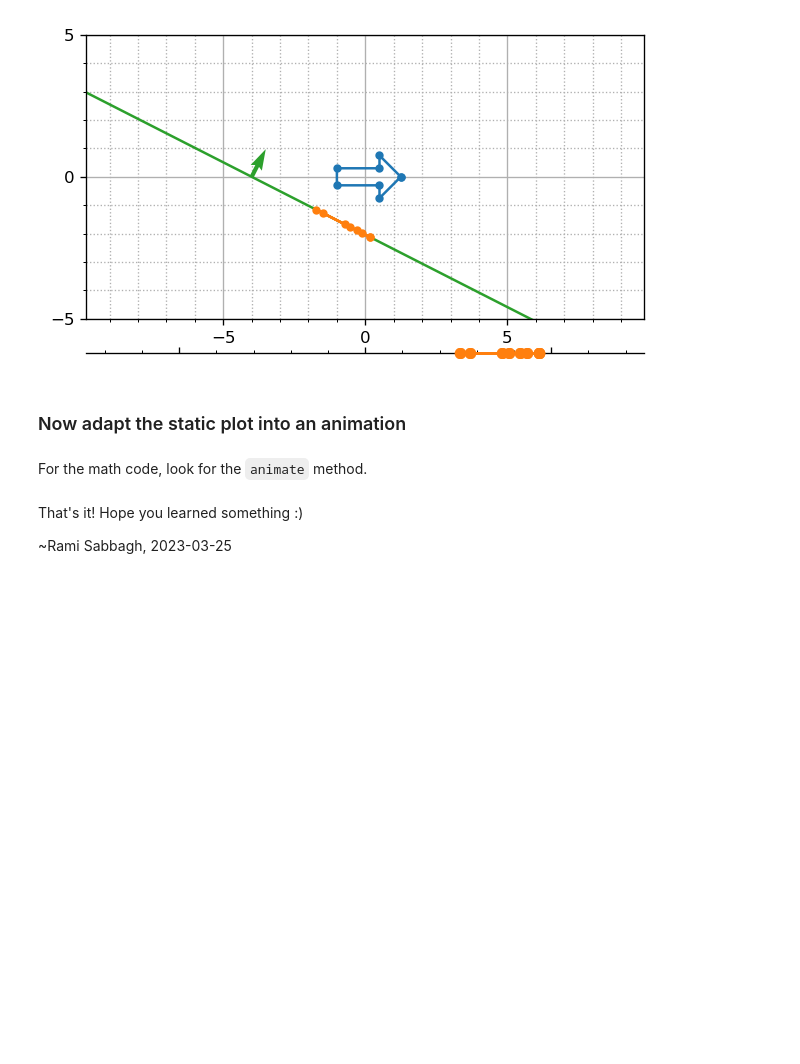
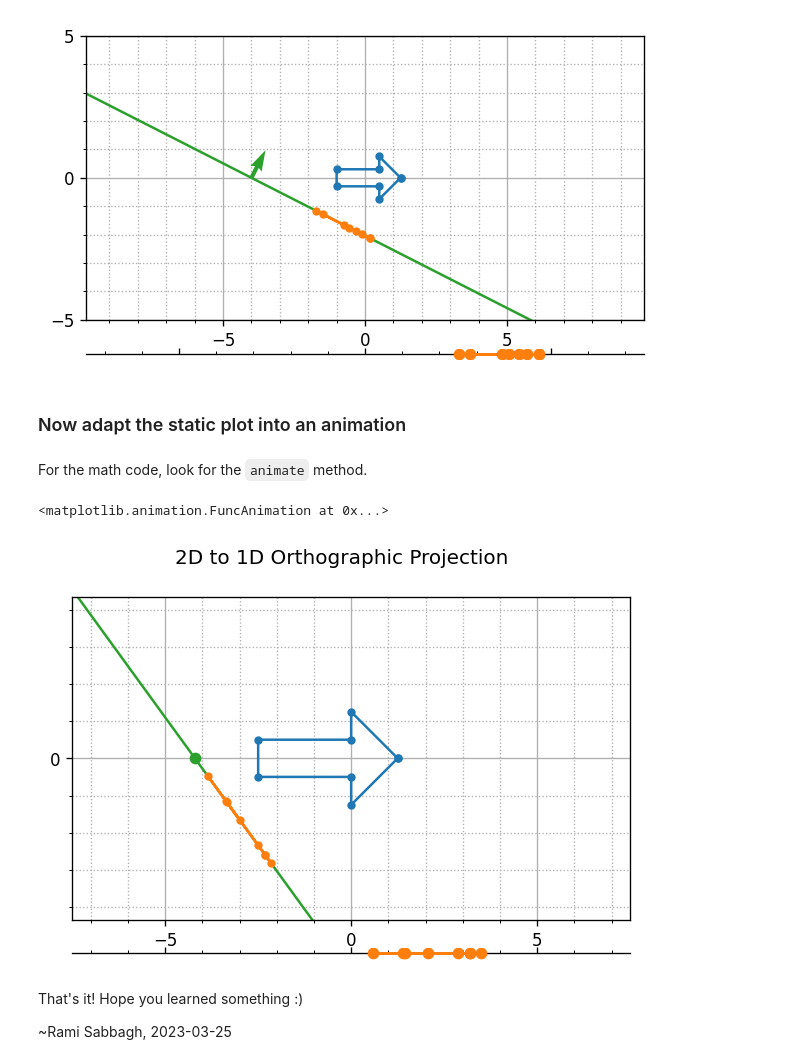
Before and after one commit to Rami-Sabbagh/math-quest, a Jupyter notebook: notebooks/02-2d-to-1d-orthographic-projection.ipynb, the cells around one changed output. Drawn from its saved outputs; the diff is of its cells as text; code cells hidden in the pictures; blank space fills up the shorter version.

```diff
--- a/notebooks/02-2d-to-1d-orthographic-projection.ipynb
+++ b/notebooks/02-2d-to-1d-orthographic-projection.ipynb
@@ -232,7 +232,7 @@ def render_animation():
 
     fig = plt.figure()
     fig.suptitle("2D to 1D Orthographic Projection")
-    grid = GridSpec(10, 1, hspace=1.2)
+    grid = GridSpec(10, 1, hspace=2.4)
 
     ax = fig.add_subplot(grid[:-1, :])
     subview_ax = fig.add_subplot(grid[-1, :])
@@ -292,33 +292,36 @@ def render_animation():
         projection_line_plot.set_data(projection_line[:,0], projection_line[:,1])
         projection_line_center.set_data([camera_x], [camera_y])
 
         shape_shadow = (shape
             @ translation_matrix(-camera_x, -camera_y)
             @ rotation_matrix(-camera_angle)
             @ orthographic_projection_matrix()
             @ rotation_matrix(camera_angle)
             @ translation_matrix(camera_x, camera_y)
         )
         shadow_plot.set_data(shape_shadow[:,0], shape_shadow[:,1])
 
         subview_shape = (shape
             @ translation_matrix(-camera_x, -camera_y)
             @ rotation_matrix(-camera_angle)
             @ orthographic_projection_matrix()
         )
         subview_plot.set_data(subview_shape[:,0], subview_shape[:,1])
 
         return projection_line_plot, projection_line_center, shape_plot, shadow_plot, subview_plot,
 
     anim = FuncAnimation(
         fig, animate, init_func=init,
         frames=np.linspace(0, 2, animation_fps * animation_length), interval=int(1000 / animation_fps), blit=True,
     )
 
     return anim
 
 anim = render_animation()
 anim
+# %% [output]
+<matplotlib.animation.FuncAnimation at 0x...>
+[figure, added]
 # %%
 # anim.save('2d-to-1d-orthographic-projection.mp4', writer='ffmpeg')
 # %% [markdown]
```
